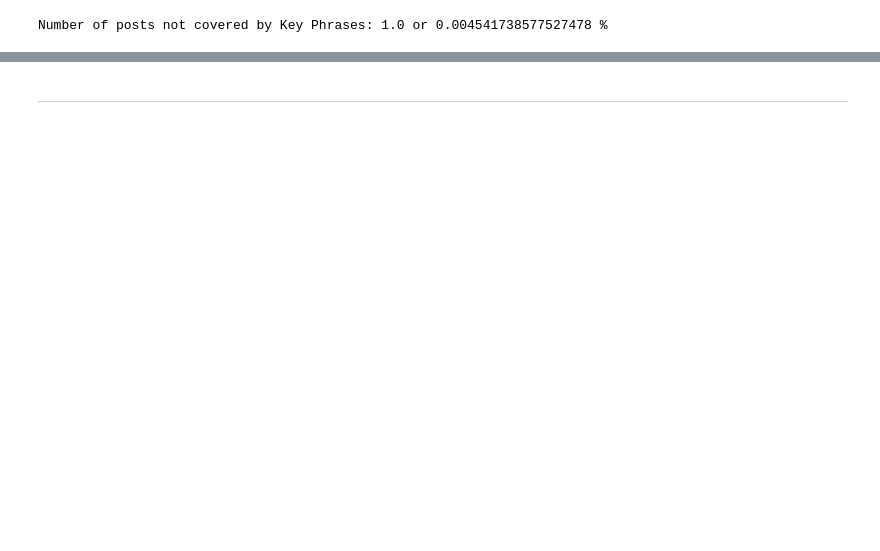
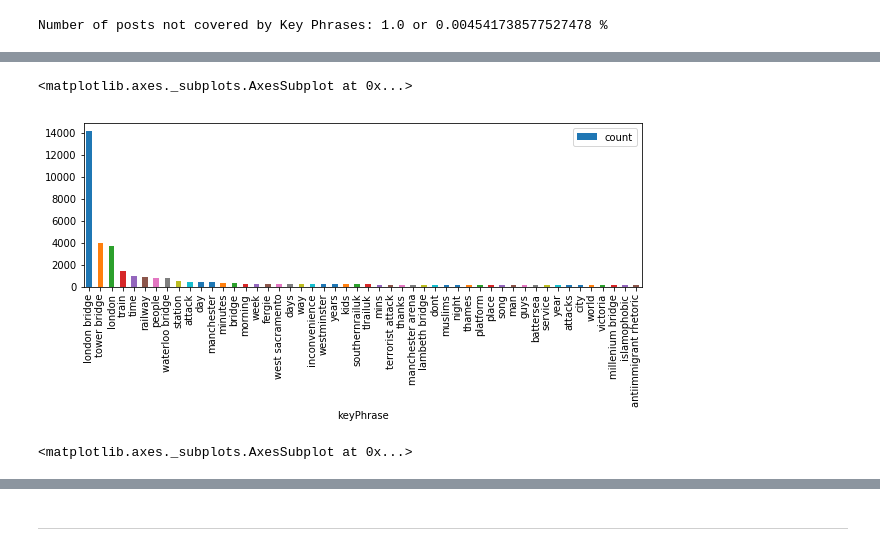
Before and after one commit to agarwal22megha/tweet-categorisation, a Jupyter notebook: twitter_feed_analysis.ipynb, the cells around one changed output, grey strips where cells are left out. Cells and saved outputs as stored; diff of their text form; code cells hidden in the pictures; blank space fills up the shorter version.

```diff
--- a/twitter_feed_analysis.ipynb
+++ b/twitter_feed_analysis.ipynb
@@ -448,0 +389,6 @@ list(key_phrases_category_count.keys())[0:2500]
+# %%
+key_phrases_category_count_2 = key_phrases_category_count()
+print(len(key_phrases_category_count_2))
+
+top_10_keyPhrases = list(key_phrases_category_count_2)[:10]
+print(top_10_keyPhrases)
@@ -448,0 +398,5 @@ list(key_phrases_category_count.keys())[0:2500]
+# %%
+key_phrases_count_dict = pd.DataFrame(list(zip(
+        key_phrases_category_count_2.keys(),
+        key_phrases_category_count_2.values())),
+        columns=["keyPhrase", "count"])
@@ -448,0 +412,18 @@ list(key_phrases_category_count.keys())[0:2500]
+# %%
+key_phrases_count_dict.iloc[:50,:].plot(
+    x="keyPhrase",
+    y="count",
+    kind="bar",
+    figsize=(10,3)
+)
+# %% [output]
+<matplotlib.axes._subplots.AxesSubplot at 0x...>
+[figure, added]
+# %%
+key_phrases_count_dict.iloc[:5000,:].plot(
+    y="count",
+    kind="bar",
+    figsize=(10,3)
+)
+# %% [output]
+<matplotlib.axes._subplots.AxesSubplot at 0x...>
```
Also changed, not shown: parts of 35 cells of this notebook.
